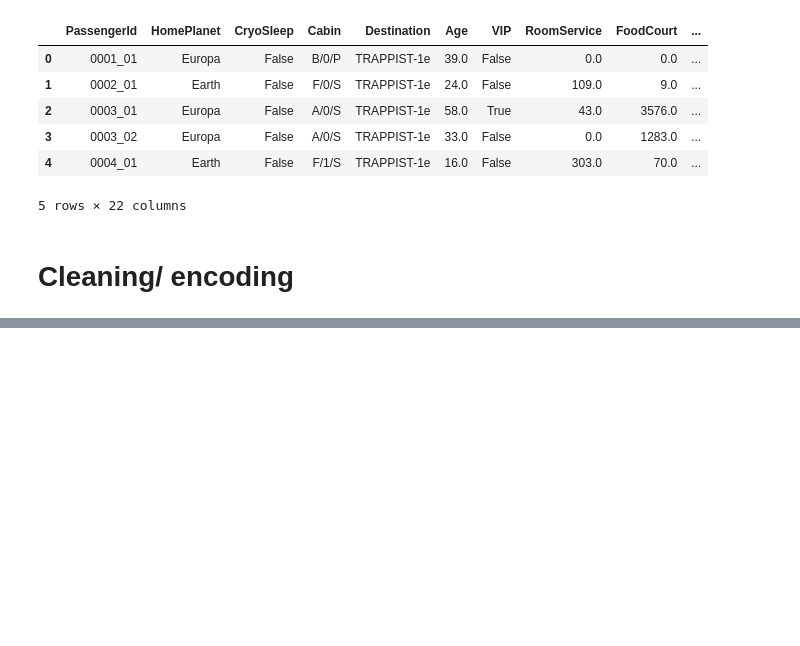
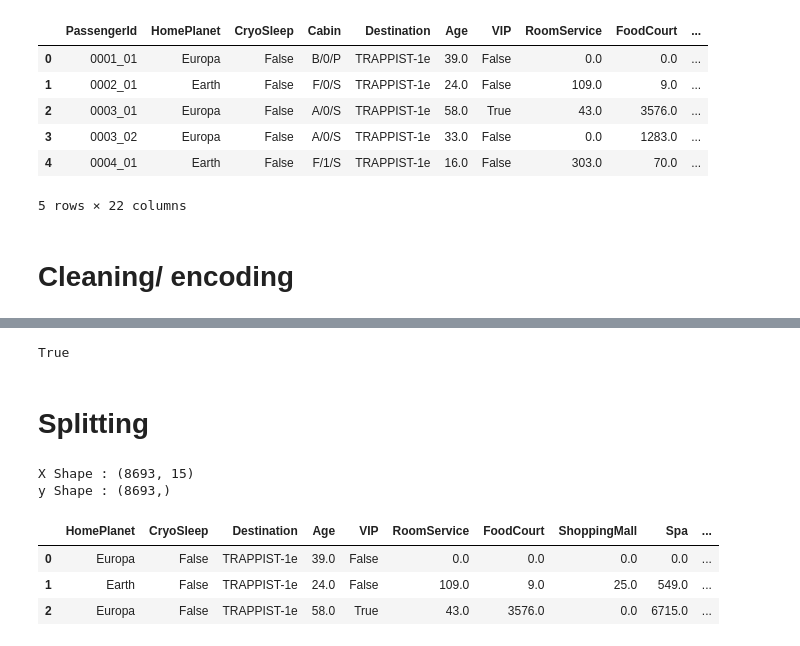
Before and after one commit to Dudul-99/Data-Science, a Jupyter notebook: space_titanice.ipynb, the cells around one changed output, grey strips where cells are left out. Saved outputs shown, nothing was run; the diff lists cells and outputs as text; code cells hidden in the pictures; blank space fills up the shorter version.

```diff
--- a/space_titanice.ipynb
+++ b/space_titanice.ipynb
@@ -369,0 +397,6 @@ df_train.drop(['PassengerId','Name','Groupe','NomFamille','Num','Cabin','RoomSer
+# %%
+# is_travel_group, family_journey
+df_train['is_travel_group']=df_train['is_travel_group'].astype('object')
+df_train['family_journey']=df_train['family_journey'].astype('object')
+df_train['Transported'] = df_train['Transported'].astype(int)
+df_train.info()
@@ -369,0 +421,9 @@ df_train.drop(['PassengerId','Name','Groupe','NomFamille','Num','Cabin','RoomSer
+# %%
+ordinal_features = ['luxury']
+target = ['Transported']
+categorical_features=['HomePlanet', 'CryoSleep', 'Destination', 'VIP', 'deck', 'side','is_travel_group','family_journey']
+numerical_features = ['Age', 'RoomService', 'FoodCourt', 'ShoppingMall', 'Spa', 'VRDeck']
+# checking
+len(ordinal_features) + len(categorical_features) + len(numerical_features) + len(target) == df_train.shape[1]
+# %% [output]
+True
@@ -369,0 +466,19 @@ df_train.drop(['PassengerId','Name','Groupe','NomFamille','Num','Cabin','RoomSer
+# %% [markdown]
+# Splitting
+# %%
+# separate the target variable and the features
+X=df_train.drop('Transported', axis=1)
+y=df_train['Transported']
+#Dim verif
+print("X Shape :", X.shape)
+print("y Shape :", y.shape)
+# %% [output]
+X Shape : (8693, 15)
+y Shape : (8693,)
+# %%
+X.head(3)
+# %% [output]
+|  | HomePlanet | CryoSleep | Destination | Age | VIP | RoomService | FoodCourt | ShoppingMall | Spa | ... |
+| 0 | Europa | False | TRAPPIST-1e | 39.0 | False | 0.0 | 0.0 | 0.0 | 0.0 | ... |
+| 1 | Earth | False | TRAPPIST-1e | 24.0 | False | 109.0 | 9.0 | 25.0 | 549.0 | ... |
+| 2 | Europa | False | TRAPPIST-1e | 58.0 | True | 43.0 | 3576.0 | 0.0 | 6715.0 | ... |
```
Also changed, not shown: parts of 13 cells of this notebook.
